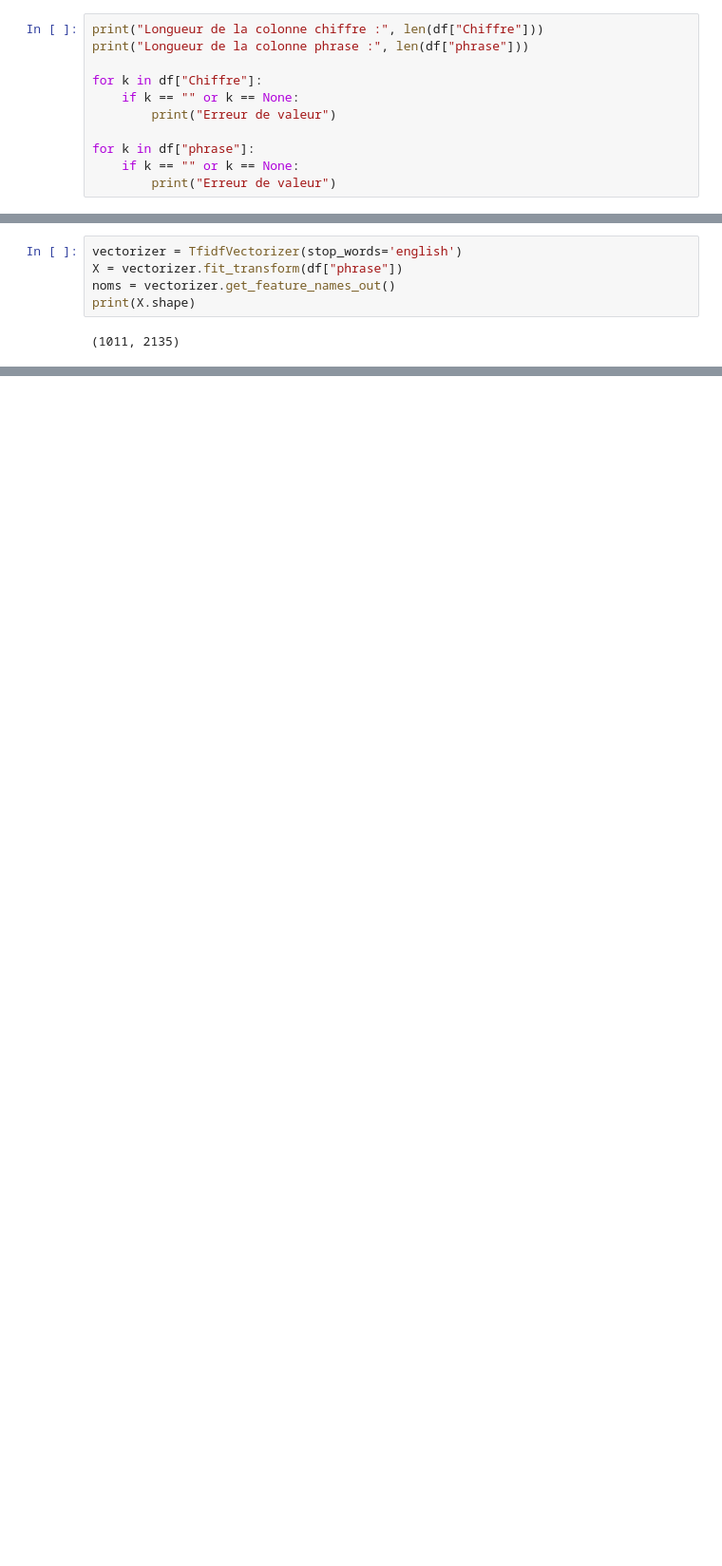
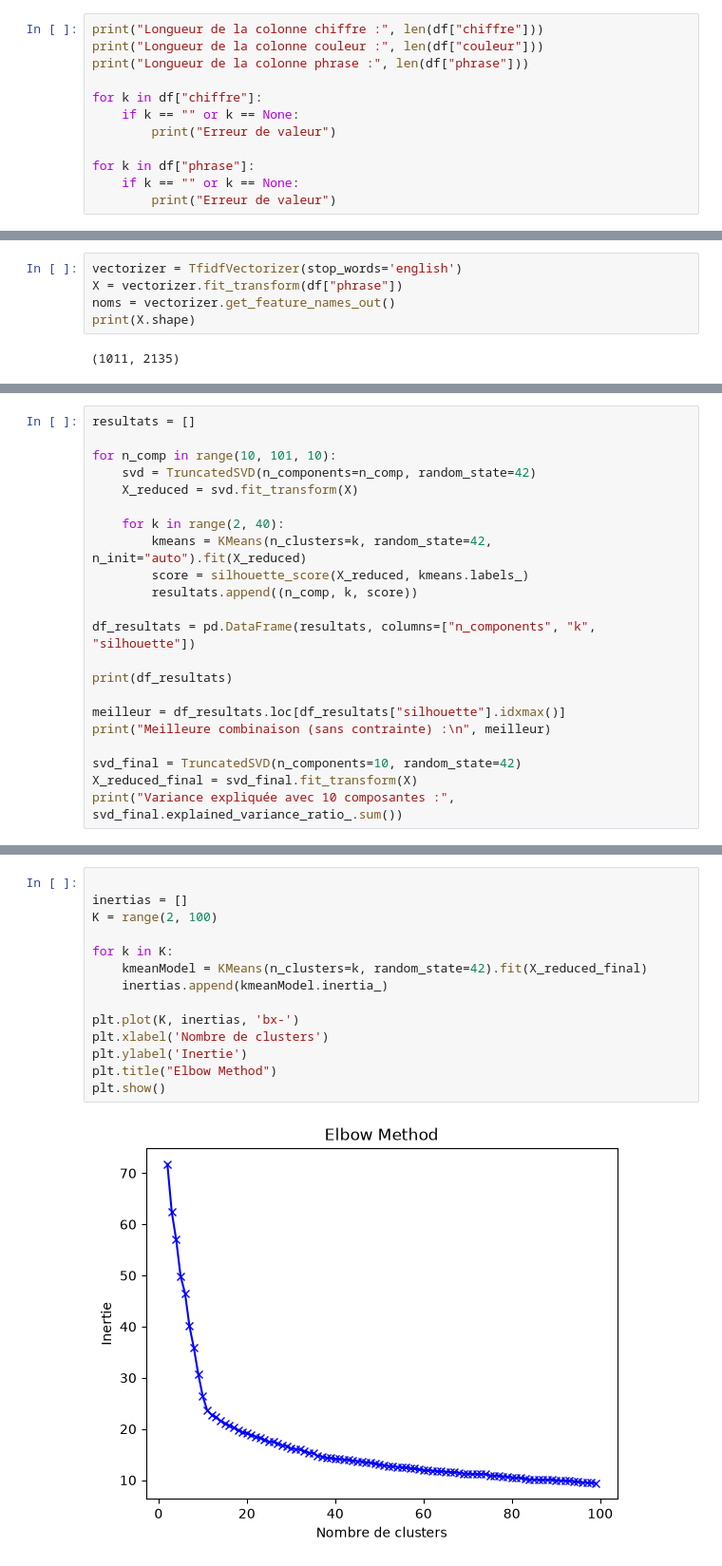
Before and after one commit to BastianHanart/CVRIE, a Jupyter notebook: Unsupervised/notebook.ipynb, the cells around one changed output, grey strips where cells are left out. Shown at 95% size. Cells and saved outputs as stored; diff of their text form; blank space fills up the shorter version.

Commit message:
[~] Preprocess terminé, Clustering terminé

```diff
--- a/Unsupervised/notebook.ipynb
+++ b/Unsupervised/notebook.ipynb
@@ -30,8 +50,9 @@ df.to_csv("nouveau_fichier.csv", index=False)
 # %%
-print("Longueur de la colonne chiffre :", len(df["Chiffre"]))
+print("Longueur de la colonne chiffre :", len(df["chiffre"]))
+print("Longueur de la colonne couleur :", len(df["couleur"]))
 print("Longueur de la colonne phrase :", len(df["phrase"]))
 
-for k in df["Chiffre"]:
+for k in df["chiffre"]:
     if k == "" or k == None:
         print("Erreur de valeur")
 
@@ -52,0 +83,22 @@ print(X.shape)
+# %%
+resultats = []
+
+for n_comp in range(10, 101, 10):
+    svd = TruncatedSVD(n_components=n_comp, random_state=42)
+    X_reduced = svd.fit_transform(X)
+
+    for k in range(2, 40):
+        kmeans = KMeans(n_clusters=k, random_state=42, n_init="auto").fit(X_reduced)
+        score = silhouette_score(X_reduced, kmeans.labels_)
+        resultats.append((n_comp, k, score))
+
+df_resultats = pd.DataFrame(resultats, columns=["n_components", "k", "silhouette"])
+
+print(df_resultats)
+
+meilleur = df_resultats.loc[df_resultats["silhouette"].idxmax()]
+print("Meilleure combinaison (sans contrainte) :\n", meilleur)
+
+svd_final = TruncatedSVD(n_components=10, random_state=42)
+X_reduced_final = svd_final.fit_transform(X)
+print("Variance expliquée avec 10 composantes :", svd_final.explained_variance_ratio_.sum())
@@ -52,0 +130,16 @@ print(X.shape)
+# %%
+
+inertias = []
+K = range(2, 100)
+
+for k in K:
+    kmeanModel = KMeans(n_clusters=k, random_state=42).fit(X_reduced_final)
+    inertias.append(kmeanModel.inertia_)
+
+plt.plot(K, inertias, 'bx-')
+plt.xlabel('Nombre de clusters')
+plt.ylabel('Inertie')
+plt.title("Elbow Method")
+plt.show()
+# %% [output]
+[figure, added]
```
Also changed, not shown: parts of 16 cells of this notebook.
